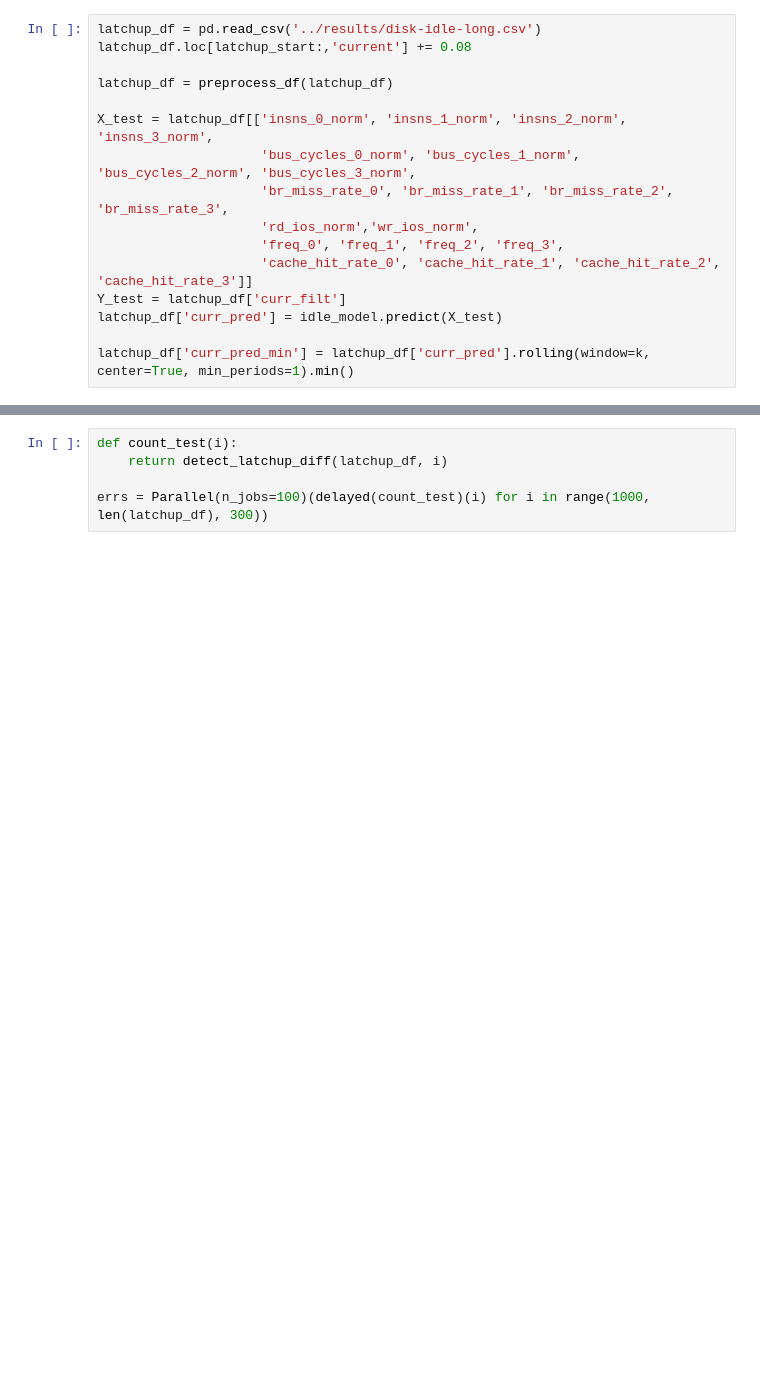
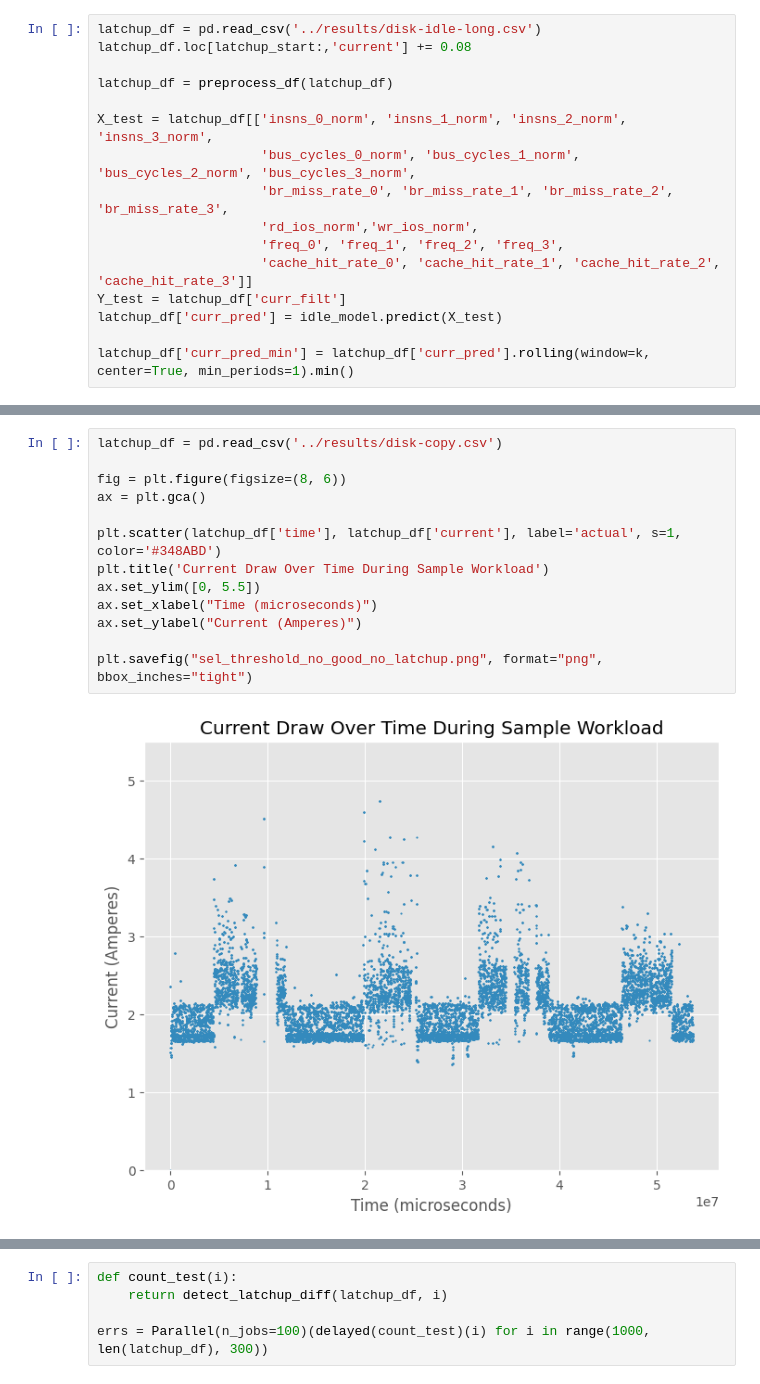
Before and after one commit to radshield/raspi-sel, a Jupyter notebook: analysis/perf_heuristic.ipynb, the cells around one changed output, grey strips where cells are left out. Saved outputs shown, nothing was run; the diff lists cells and outputs as text; blank space fills up the shorter version.

```diff
--- a/analysis/perf_heuristic.ipynb
+++ b/analysis/perf_heuristic.ipynb
@@ -180,0 +174,15 @@ Text(0, 0.5, 'Current (Amperes)')
+# %%
+latchup_df = pd.read_csv('../results/disk-copy.csv')
+
+fig = plt.figure(figsize=(8, 6))
+ax = plt.gca()
+
+plt.scatter(latchup_df['time'], latchup_df['current'], label='actual', s=1, color='#348ABD')
+plt.title('Current Draw Over Time During Sample Workload')
+ax.set_ylim([0, 5.5])
+ax.set_xlabel("Time (microseconds)")
+ax.set_ylabel("Current (Amperes)")
+
+plt.savefig("sel_threshold_no_good_no_latchup.png", format="png", bbox_inches="tight")
+# %% [output]
+[figure, added]
```
Also changed, not shown: parts of 16 cells of this notebook, 3 other files.
